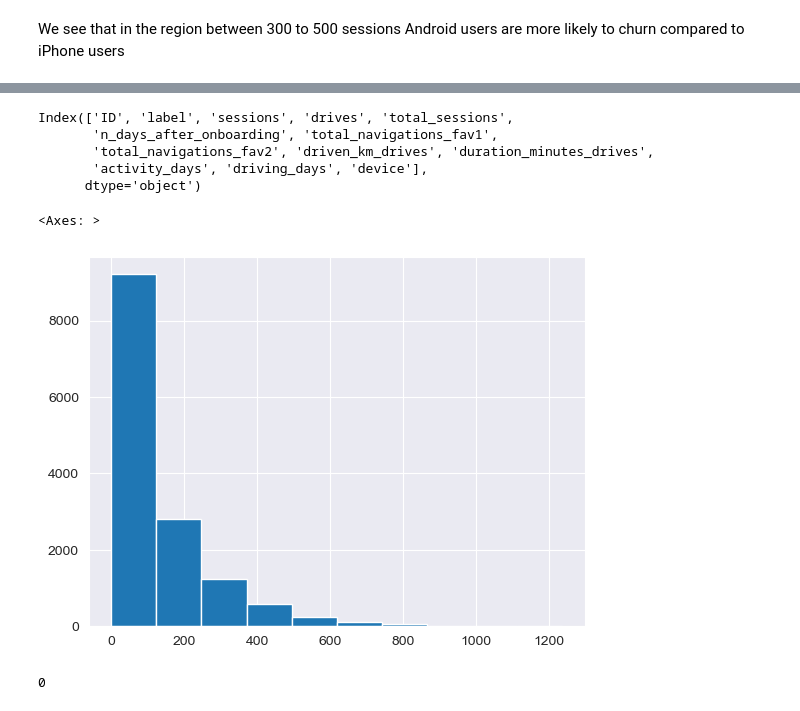
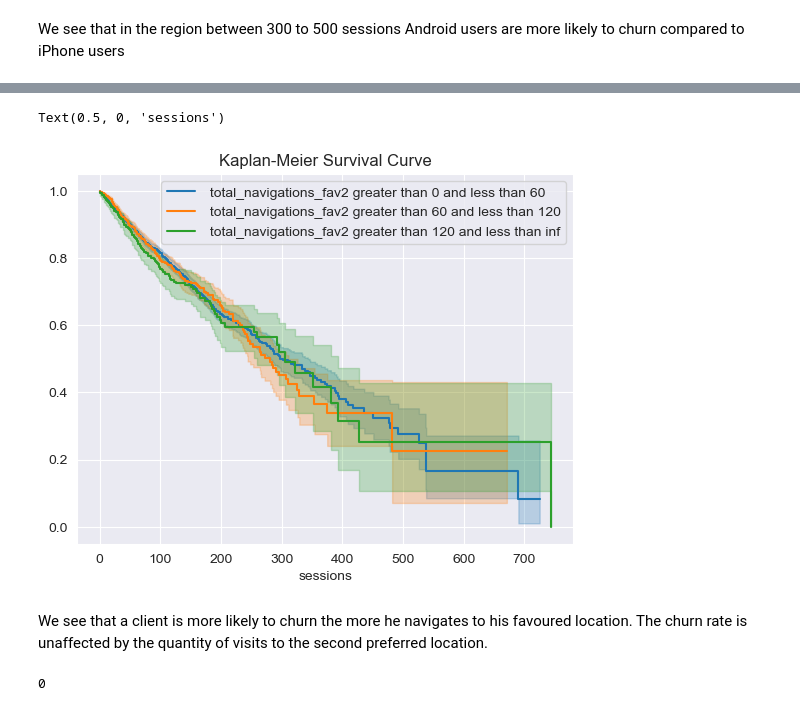
Before and after one commit to point-de-vyu/data-analytics-projects, a Jupyter notebook: Waze_predicting_user_churn/1. Exploratory_data_analysis.ipynb, the cells around one changed output, grey strips where cells are left out. Cells and saved outputs as stored; diff of their text form; code cells hidden in the pictures.

```diff
--- a/Waze_predicting_user_churn/1. Exploratory_data_analysis.ipynb
+++ b/Waze_predicting_user_churn/1. Exploratory_data_analysis.ipynb
@@ -622,14 +629,26 @@ for val in values:
-# %%
-print(df.columns)
-df.total_navigations_fav1.hist()
-# %% [output]
-Index(['ID', 'label', 'sessions', 'drives', 'total_sessions',
-       'n_days_after_onboarding', 'total_navigations_fav1',
-       'total_navigations_fav2', 'driven_km_drives', 'duration_minutes_drives',
-       'activity_days', 'driving_days', 'device'],
-      dtype='object')
-<Axes: >
-[figure, removed]
+# %%
+ax = plt.subplot(111)
+column_name = 'total_navigations_fav2'
+values = [60,120]
+values.insert(0,0)
+values.insert(len(values),np.infty)
+values = [[values[i],values[i+1]] for i in range(len(values)-1)]
+data = []
+for val in values:
+    dfr = df[df[ column_name]>val[0]]
+    dfr = dfr[dfr[ column_name]<val[1]]
+    kmf = KaplanMeierFitter()
+    cat = 'sessions'
+    T=dfr[cat]
+    C=dfr['label'].astype(float)
+    kmf.fit(T,C)
+    kmf.plot(title='Kaplan-Meier Survival Curve', label = f" {column_name} greater than {val[0]} and less than {val[1]}",ax=ax)
+ax.set_xlabel('sessions')
+# %% [output]
+Text(0.5, 0, 'sessions')
+[figure, added]
+# %% [markdown]
+We see that a client is more likely to churn the more he navigates to his favoured location. The churn rate is unaffected by the quantity of visits to the second preferred location.
 # %%
 df['activity_days'][14]
 # %% [output]
```
Also changed, not shown: parts of 15 cells of this notebook.
